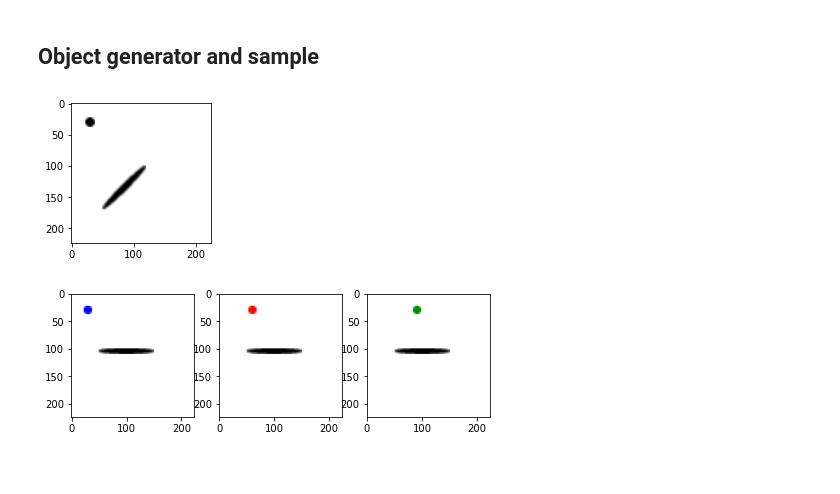
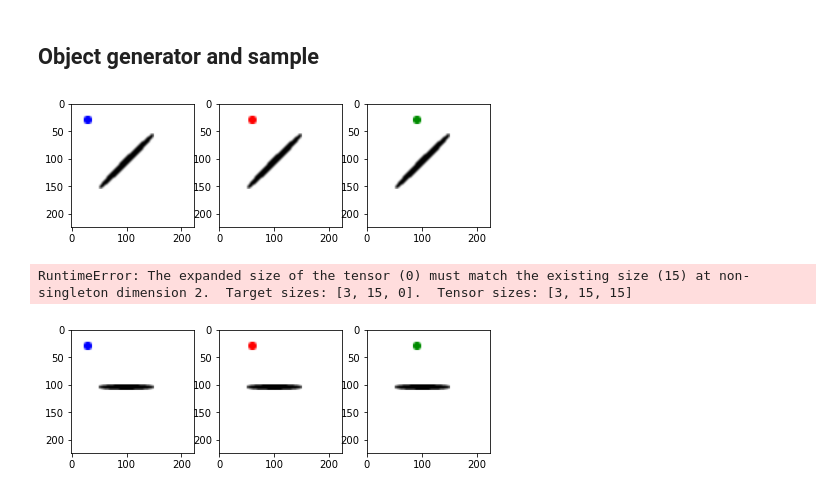
Before and after one commit to guydav/simple-relational-reasoning, a Jupyter notebook: notebooks/QuinnEmbeddingTask.ipynb, the cells around one changed output. Saved outputs shown, nothing was run; the diff lists cells and outputs as text; code cells hidden in the pictures.

Commit message:
Saving WIP on diagonal work

```diff
--- a/notebooks/QuinnEmbeddingTask.ipynb
+++ b/notebooks/QuinnEmbeddingTask.ipynb
@@ -70,31 +70,44 @@ def plot_generator_examples(generator):
     plt.show()
 # %%
 target_size = 15
-reference_size = (10, 100)
+reference_size = (10, 142)
 reference_positions = [(105, 100)]
 
-target_patch = matplotlib.patches.Circle((0, 0), target_size // 2, color='black')
-diagonal_reference_patch = matplotlib.patches.Ellipse((0, 0), width=reference_size[1],
+blue_target_patch = matplotlib.patches.Circle((0, 0), target_size // 2, color='blue')
+red_target_patch = matplotlib.patches.Circle((0, 0), target_size // 2, color='red')
+green_target_patch = matplotlib.patches.Circle((0, 0), target_size // 2, color='green')
+reference_patch = matplotlib.patches.Ellipse((0, 0), width=reference_size[1],
                                              height=reference_size[0], color='black')
-
-
-# fig, ax = plt.subplots(1, 1, figsize=(4, 4))
-# max_rs = max(reference_size)
-# ax.set_xlim(-max_rs, max_rs)
-# ax.set_ylim(-max_rs, max_rs)
-# ax.add_patch(diagonal_reference_patch)
-# plt.show()
-# print()
 
 blur_func = lambda x: cv2.blur(x, (5, 5))
 
 # gen = NaiveStimulusGenerator(target_size, refernce_size, target_color='black', dtype=torch.float32)
-diag_gen = PatchStimulusGenerator(target_size, reference_size, [target_patch],
-                                        diagonal_reference_patch, rotate_angle=45, blur_func=blur_func)
+diag_gen = PatchStimulusGenerator(target_size, reference_size, [blue_target_patch, red_target_patch, green_target_patch],
+                             reference_patch, blur_func=blur_func, rotate_angle=45)
 
 plot_generator_examples(diag_gen)
 # %% [output]
-[figure, old version]
+[figure, new version]
+# %%
+N = 5
+
+# TODO: figure out why this breaks if I drop down the second `distance_endpoints` below 70
+# TODO: play with adding a margin
+# TODO: play with just rotating the output image
+
+above_below_quinn_gen = QuinnTripletGenerator(diag_gen, (30, 70),
+    relation='diagonal', two_reference_objects=False, n_target_types=3)
+results = above_below_quinn_gen(N, normalize=False)
+plt.figure(figsize=(7, 3 * N))
+
+for row in range(N):
+    for col in range(3):
+        ax = plt.subplot(N, 3, (3 * row) + col + 1)
+        ax.imshow(results[row, col].permute(1, 2, 0).numpy())
+
+plt.show()
+# %% [output]
+RuntimeError: The expanded size of the tensor (0) must match the existing size (15) at non-singleton dimension 2.  Target sizes: [3, 15, 0].  Tensor sizes: [3, 15, 15]
 # %%
 target_size = 15
 reference_size = (10, 100)
```
Also changed, not shown: parts of 4 cells of this notebook, 2 other files.
